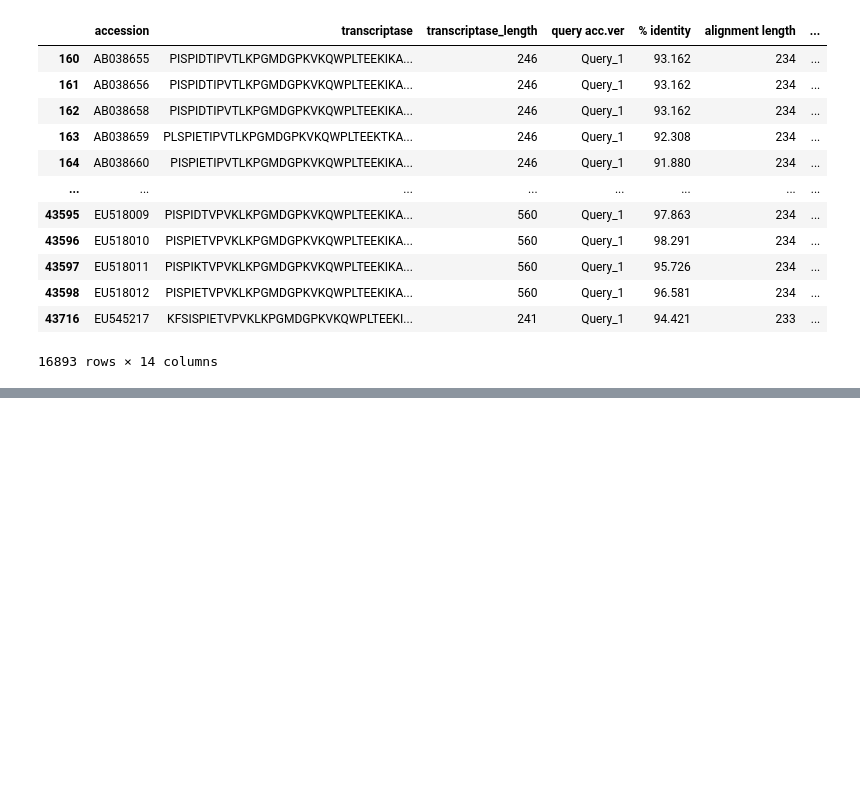
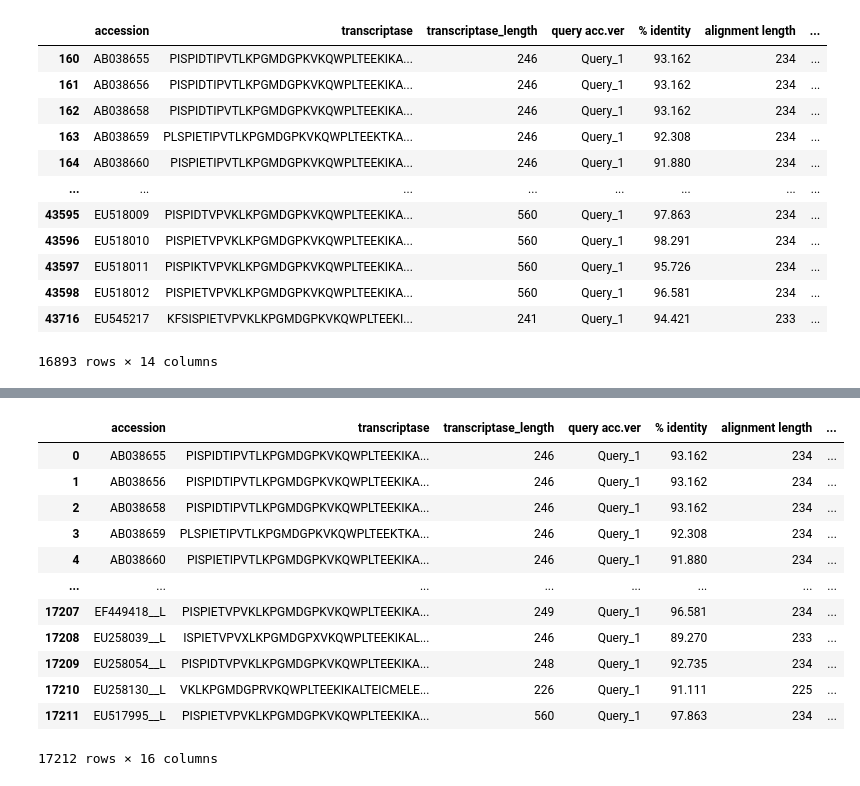
Before and after one commit to Covid-genetikai/hiv, a Jupyter notebook: 1-build-dataset-and-blast.ipynb, the cells around one changed output, grey strips where cells are left out. Drawn from its saved outputs; the diff is of its cells as text; code cells hidden in the pictures; blank space fills up the shorter version.

```diff
--- a/1-build-dataset-and-blast.ipynb
+++ b/1-build-dataset-and-blast.ipynb
@@ -229,3 +246,37 @@ df
+# %%
+# Taisom raides kurios turi daugiau negu viena prasme
+
+# Keiciam sekose J i I
+
+i = df[df[f"{gene_name}_cut"].str.contains('J')].reset_index()
+i[f"{gene_name}_cut"] = i[f"{gene_name}_cut"].str.replace("J", "I")
+i["accession"] = i["accession"] + "__I"
+
+# Keiciam sekose J i L
+l = df[df[f"{gene_name}_cut"].str.contains('J')].reset_index()
+l[f"{gene_name}_cut"] = l[f"{gene_name}_cut"].str.replace("J", "L")
+l["accession"] = l["accession"] + "__L"
+
+# Ismetam sekas J
+df = df[~df[f"{gene_name}_cut"].str.contains('J')]
+
+# Sudedam df, I, L
+df = pd.concat([df, i, l], ignore_index=True)
+df
+# %% [output]
+|  | accession | transcriptase | transcriptase_length | query acc.ver | % identity | alignment length | ... |
+| 0 | AB038655 | PISPIDTIPVTLKPGMDGPKVKQWPLTEEKIKA... | 246 | Query_1 | 93.162 | 234 | ... |
+| 1 | AB038656 | PISPIDTIPVTLKPGMDGPKVKQWPLTEEKIKA... | 246 | Query_1 | 93.162 | 234 | ... |
+| 2 | AB038658 | PISPIDTIPVTLKPGMDGPKVKQWPLTEEKIKA... | 246 | Query_1 | 93.162 | 234 | ... |
+| 3 | AB038659 | PLSPIETIPVTLKPGMDGPKVKQWPLTEEKTKA... | 246 | Query_1 | 92.308 | 234 | ... |
+| 4 | AB038660 | PISPIETIPVTLKPGMDGPKVKQWPLTEEKIKA... | 246 | Query_1 | 91.880 | 234 | ... |
+| ... | ... | ... | ... | ... | ... | ... | ... |
+| 17207 | EF449418__L | PISPIETVPVKLKPGMDGPKVKQWPLTEEKIKA... | 249 | Query_1 | 96.581 | 234 | ... |
+| 17208 | EU258039__L | ISPIETVPVXLKPGMDGPXVKQWPLTEEKIKAL... | 246 | Query_1 | 89.270 | 233 | ... |
+| 17209 | EU258054__L | PISPIDTVPVKLKPGMDGPKVKQWPLTEEKIKA... | 248 | Query_1 | 92.735 | 234 | ... |
+| 17210 | EU258130__L | VKLKPGMDGPRVKQWPLTEEKIKALTEICMELE... | 226 | Query_1 | 91.111 | 225 | ... |
+| 17211 | EU517995__L | PISPIETVPVKLKPGMDGPKVKQWPLTEEKIKA... | 560 | Query_1 | 97.863 | 234 | ... |
+17212 rows × 16 columns
 # %%
 df.to_csv(Path(data_path).joinpath(f"2-{gene_name}.csv"), index=False)
 
```
Also changed, not shown: parts of 3 cells of this notebook, 7 other files.
